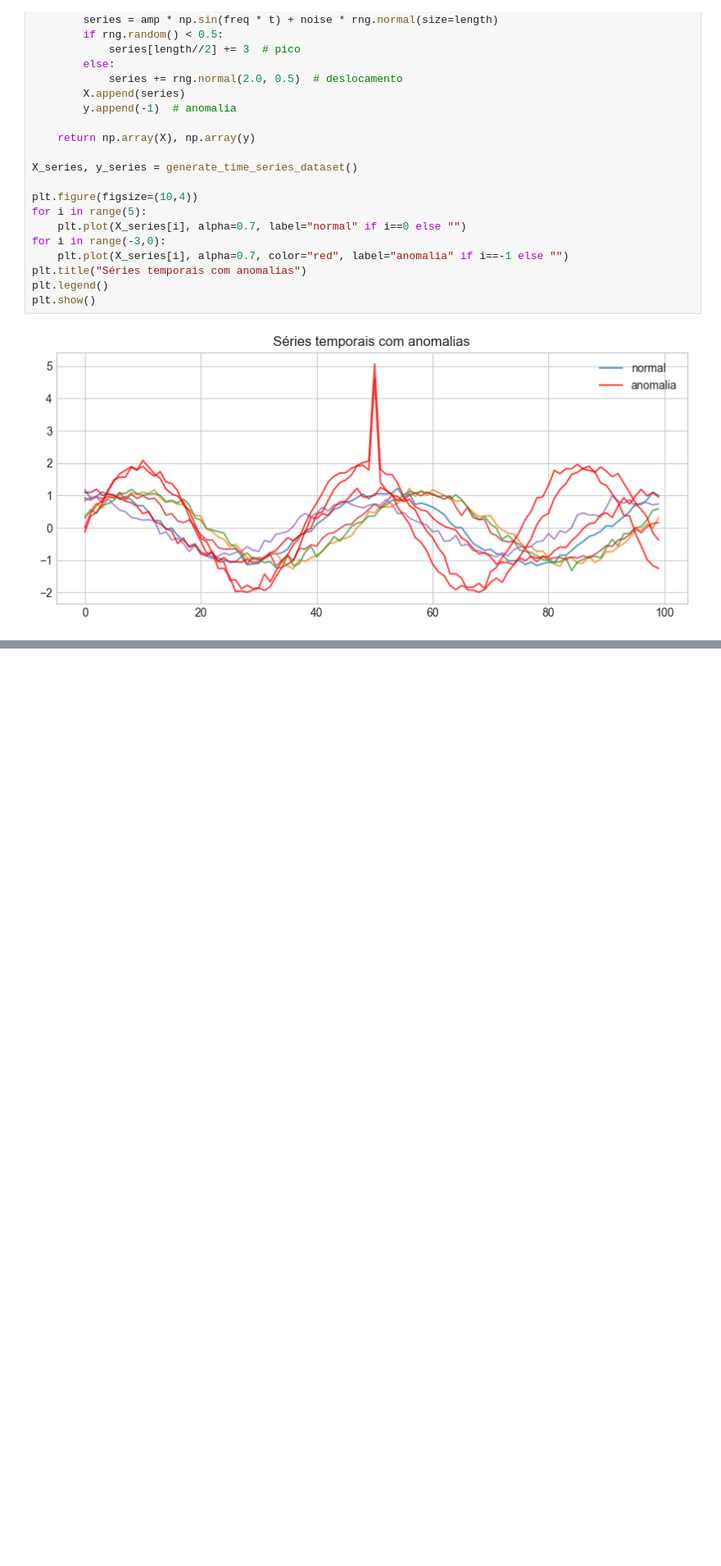
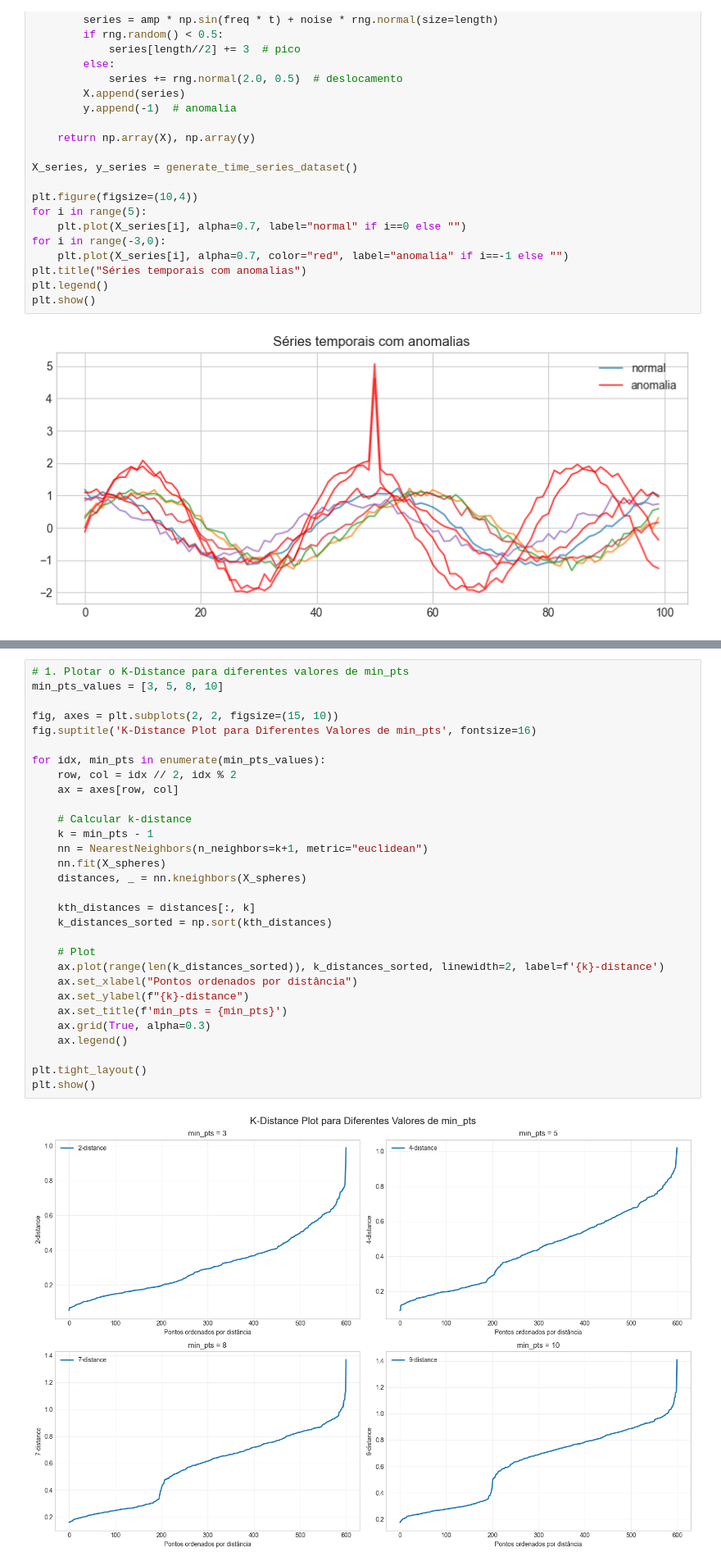
Before and after one commit to gilcesarf/unsupervised-learning, a Jupyter notebook: 04 - DBSCAN.ipynb, the cells around one changed output, grey strips where cells are left out. Shown at 82% size. Saved outputs shown, nothing was run; the diff lists cells and outputs as text; blank space fills up the shorter version.

```diff
--- a/04 - DBSCAN.ipynb
+++ b/04 - DBSCAN.ipynb
@@ -592,0 +599,32 @@ plt.show()
+# %%
+# 1. Plotar o K-Distance para diferentes valores de min_pts
+min_pts_values = [3, 5, 8, 10]
+
+fig, axes = plt.subplots(2, 2, figsize=(15, 10))
+fig.suptitle('K-Distance Plot para Diferentes Valores de min_pts', fontsize=16)
+
+for idx, min_pts in enumerate(min_pts_values):
+    row, col = idx // 2, idx % 2
+    ax = axes[row, col]
+
+    # Calcular k-distance
+    k = min_pts - 1
+    nn = NearestNeighbors(n_neighbors=k+1, metric="euclidean")
+    nn.fit(X_spheres)
+    distances, _ = nn.kneighbors(X_spheres)
+
+    kth_distances = distances[:, k]
+    k_distances_sorted = np.sort(kth_distances)
+
+    # Plot
+    ax.plot(range(len(k_distances_sorted)), k_distances_sorted, linewidth=2, label=f'{k}-distance')
+    ax.set_xlabel("Pontos ordenados por distância")
+    ax.set_ylabel(f"{k}-distance")
+    ax.set_title(f'min_pts = {min_pts}')
+    ax.grid(True, alpha=0.3)
+    ax.legend()
+
+plt.tight_layout()
+plt.show()
+# %% [output]
+[figure, added]
```
Also changed, not shown: parts of 16 cells of this notebook.
